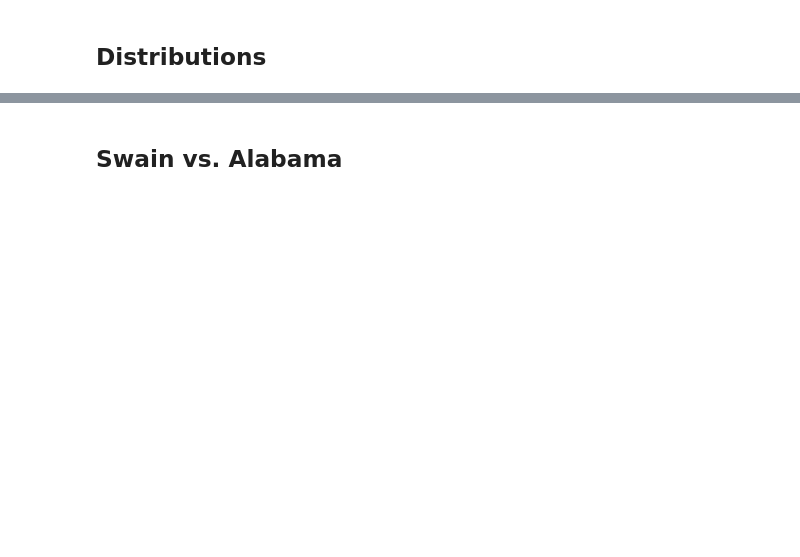
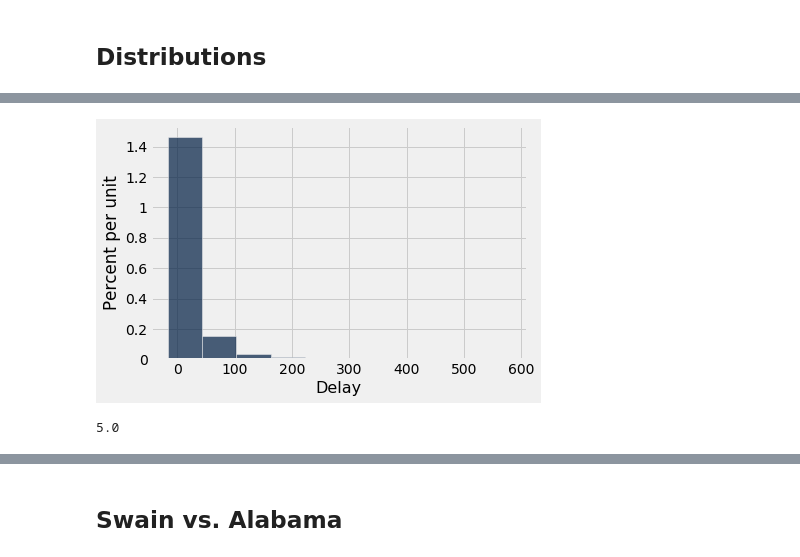
Before and after one commit to data-8/materials-sp19, a Jupyter notebook: lec/lec16.ipynb, the cells around one changed output, grey strips where cells are left out. Cells and saved outputs as stored; diff of their text form; code cells hidden in the pictures; blank space fills up the shorter version.

```diff
--- a/lec/lec16.ipynb
+++ b/lec/lec16.ipynb
@@ -15,6 +28,14 @@ united
+# %%
+united.hist('Delay')
+# %% [output]
+[figure, added]
 # %%
 def sample_median(size):
     return np.median(united.sample(size).column('Delay'))
+# %%
+sample_median(10)
+# %% [output]
+5.0
 # %%
 sample_medians_10 = make_array()
 sample_medians_100 = make_array()
```
Also changed, not shown: parts of 19 cells of this notebook, 2 other files.
